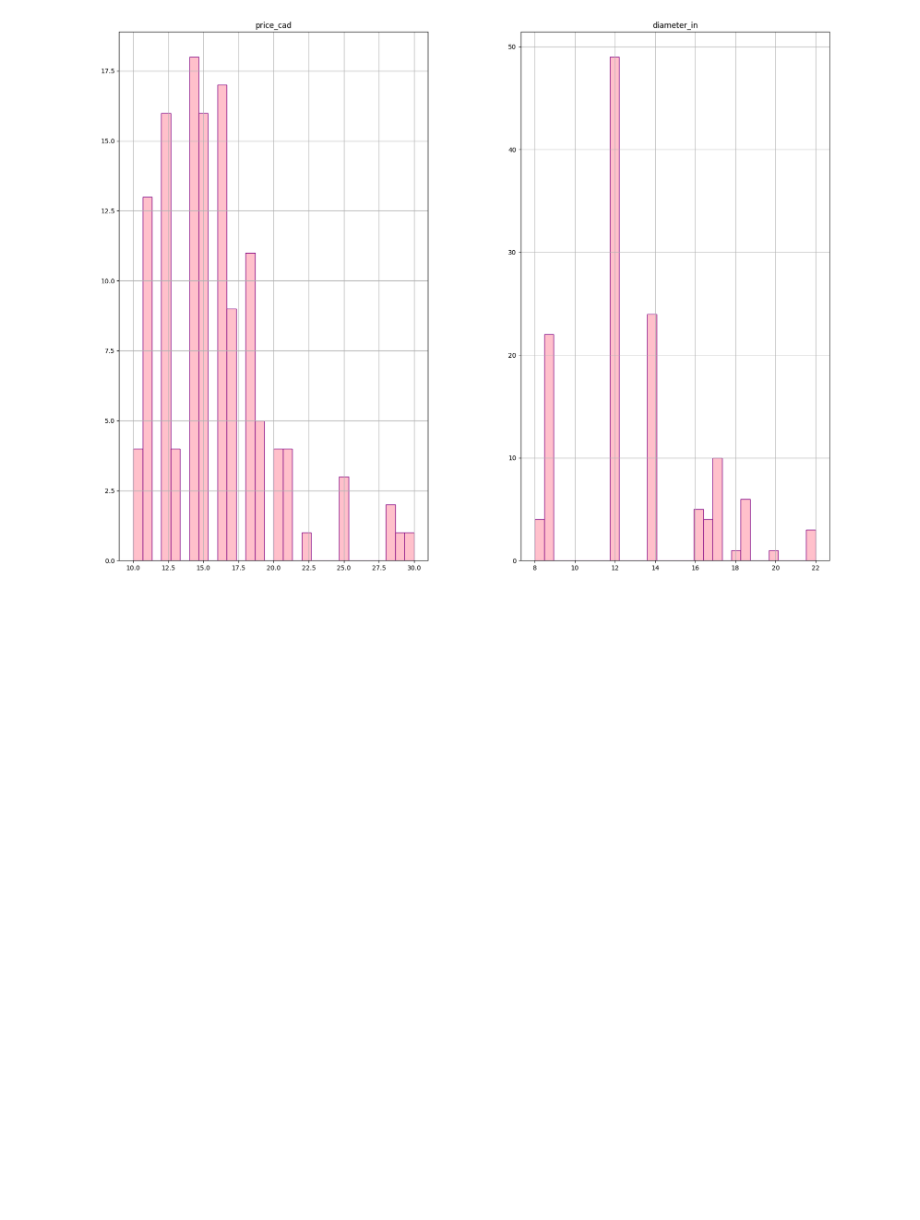
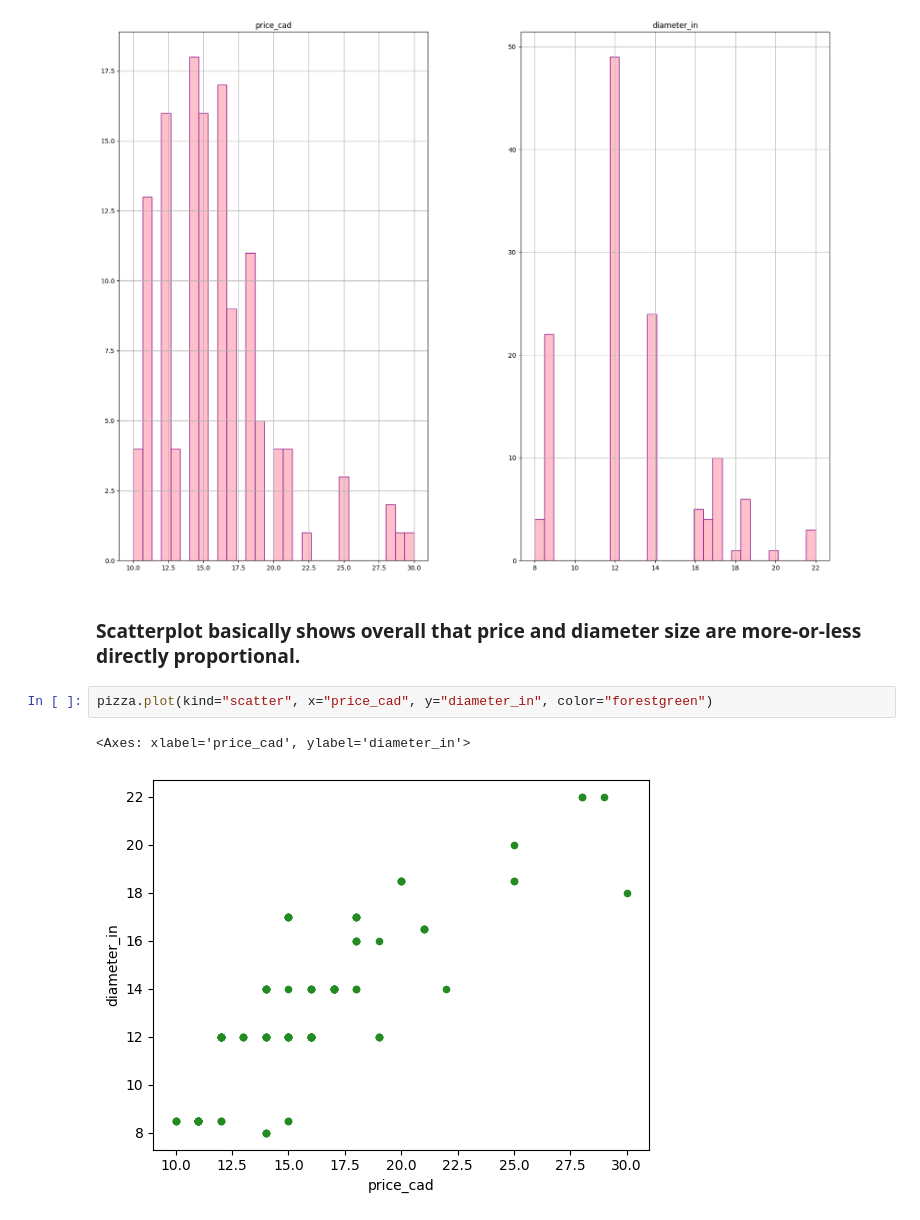
Before and after one commit to 550tealeaves/DATA71200_sum2024_550, a Jupyter notebook: Project_1_supervised_learning.ipynb, the cells around one changed output. Drawn from its saved outputs; the diff is of its cells as text; blank space fills up the shorter version.

Commit message:
created graphs

```diff
--- a/Project_1_supervised_learning.ipynb
+++ b/Project_1_supervised_learning.ipynb
@@ -70,3 +70,10 @@ pizza.hist(bins=30, figsize=(20,15), color='pink', ec='purple') #changed fill an
 plt.show()
 # %% [output]
 [figure]
+# %% [markdown]
+### Scatterplot basically shows overall that price and diameter size are more-or-less directly proportional.
+# %%
+pizza.plot(kind="scatter", x="price_cad", y="diameter_in", color="forestgreen")
+# %% [output]
+<Axes: xlabel='price_cad', ylabel='diameter_in'>
+[figure, added]
```
Also changed, not shown: parts of 3 cells of this notebook.
